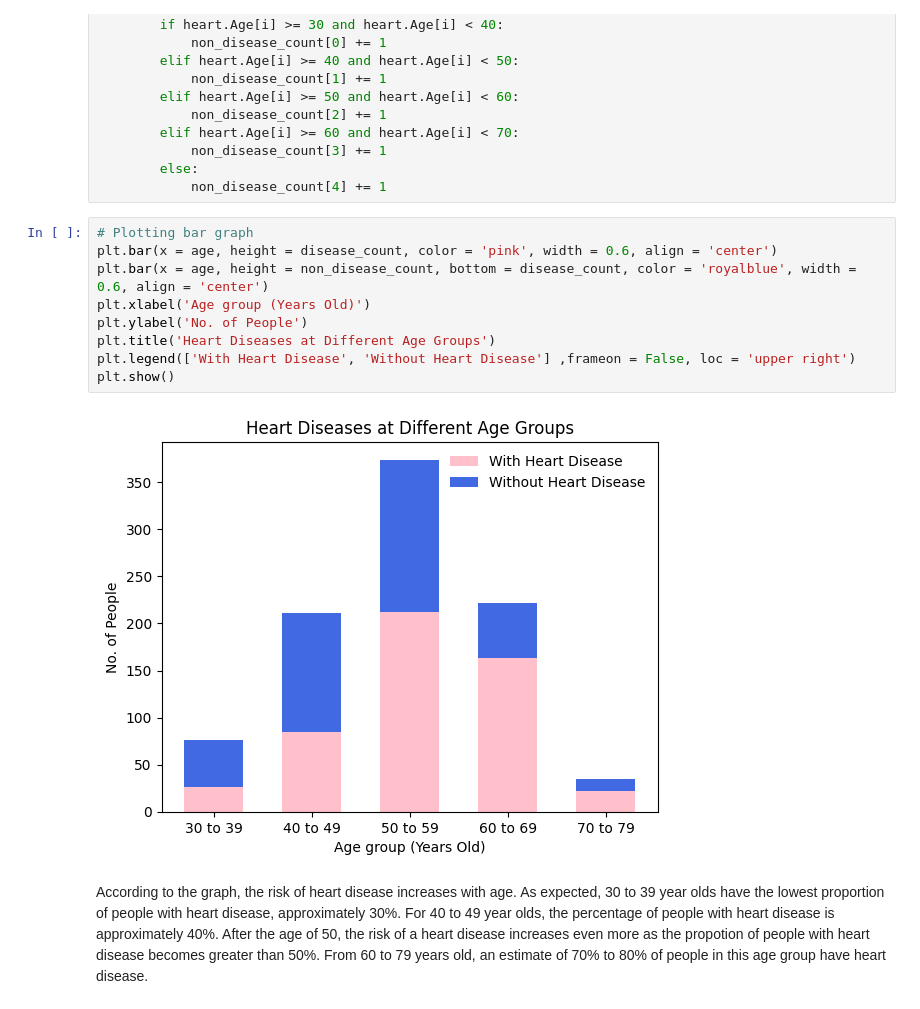
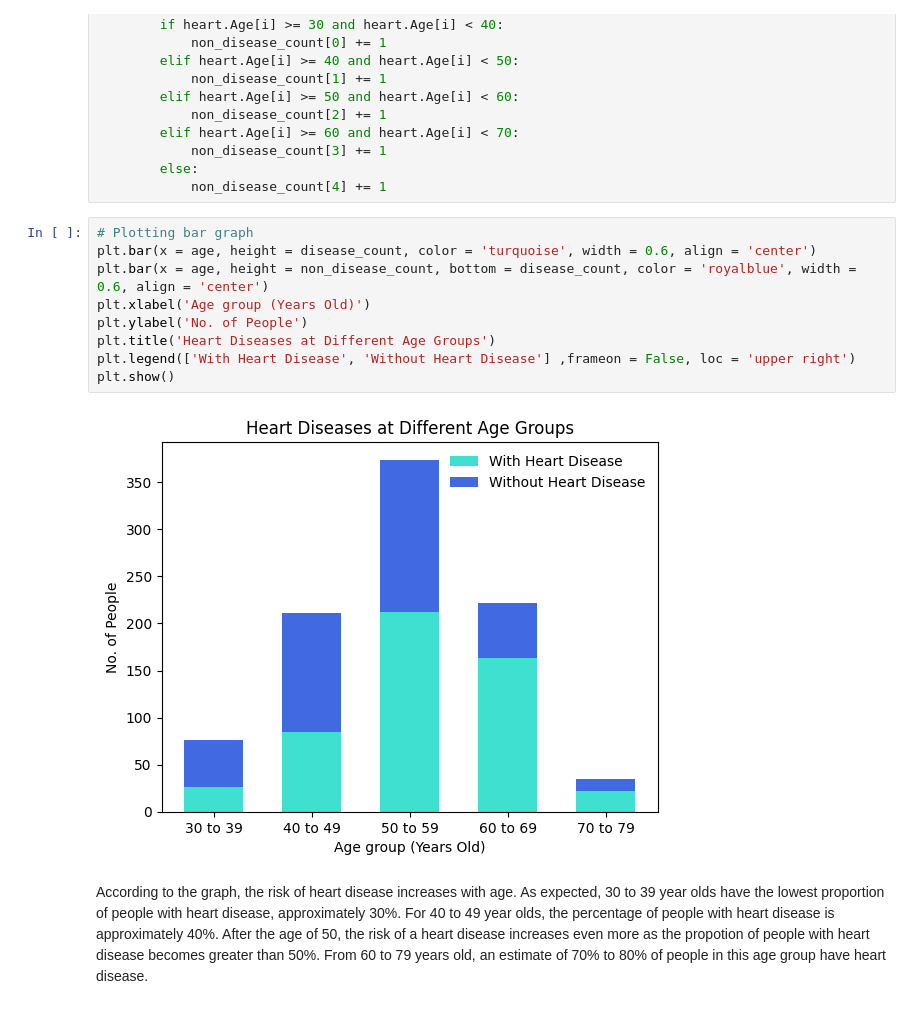
Before and after one commit to LouisThong15/Data-Analysis-Projects, a Jupyter notebook: Heart Failure Prediction Analysis/Data Visualisation of Heart Failure Prediction.ipynb, the cells around one changed output. Cells and saved outputs as stored; diff of their text form.

```diff
--- a/Heart Failure Prediction Analysis/Data Visualisation of Heart Failure Prediction.ipynb
+++ b/Heart Failure Prediction Analysis/Data Visualisation of Heart Failure Prediction.ipynb
@@ -176,15 +176,15 @@ for i in range(0, len(heart)):
             non_disease_count[4] += 1
 # %%
 # Plotting bar graph
-plt.bar(x = age, height = disease_count, color = 'pink', width = 0.6, align = 'center')
+plt.bar(x = age, height = disease_count, color = 'turquoise', width = 0.6, align = 'center')
 plt.bar(x = age, height = non_disease_count, bottom = disease_count, color = 'royalblue', width = 0.6, align = 'center')
 plt.xlabel('Age group (Years Old)')
 plt.ylabel('No. of People')
 plt.title('Heart Diseases at Different Age Groups')
 plt.legend(['With Heart Disease', 'Without Heart Disease'] ,frameon = False, loc = 'upper right')
 plt.show()
 # %% [output]
-[figure, old version]
+[figure, new version]
 # %% [markdown]
 According to the graph, the risk of heart disease increases with age. As expected, 30 to 39 year olds have the lowest proportion of people with heart disease, approximately 30%. For 40 to 49 year olds, the percentage of people with heart disease is approximately 40%. After the age of 50, the risk of a heart disease increases even more as the propotion of people with heart disease becomes greater than 50%. From 60 to 79 years old, an estimate of 70% to 80% of people in this age group have heart disease.
 # %% [markdown]
```
Also changed, not shown: parts of 2 cells of this notebook.
